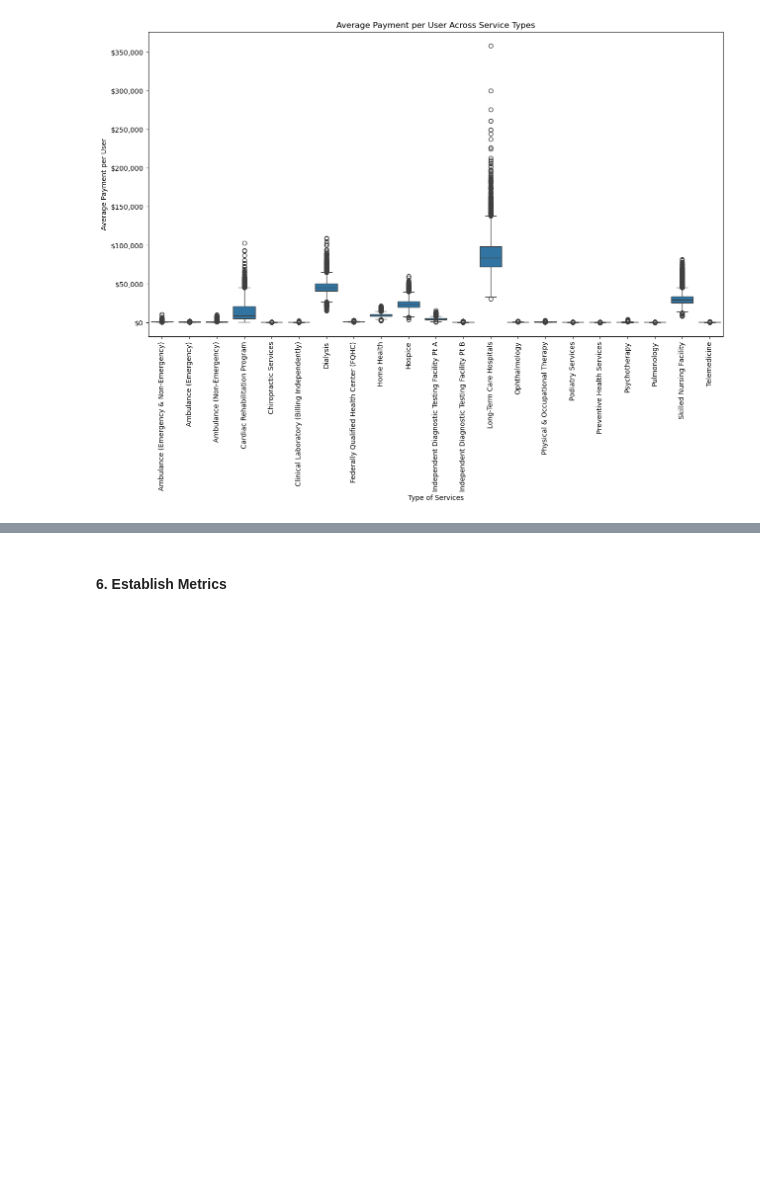
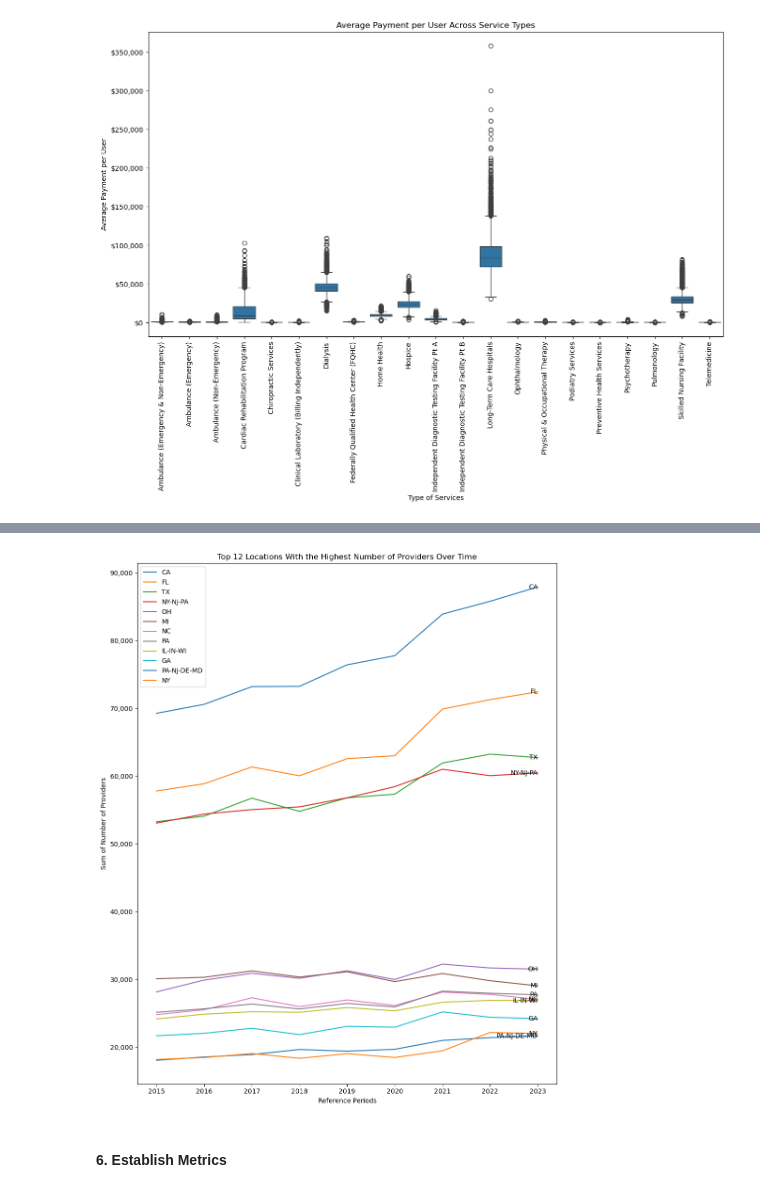
Before and after one commit to renaqd/team7-ADS502, a Jupyter notebook: team7-Final.ipynb, the cells around one changed output, grey strips where cells are left out. Saved outputs shown, nothing was run; the diff lists cells and outputs as text; code cells hidden in the pictures; blank space fills up the shorter version.

```diff
--- a/team7-Final.ipynb
+++ b/team7-Final.ipynb
@@ -620,3 +653,45 @@ plt.show()
+# %%
+# groupby state and start date
+# calculate the sum of 'number_of_providers' for each group
+trend2 = cbsa.groupby(['state', 'start_date'])['number_of_providers'].sum().reset_index()
+
+# total number of providers for each state
+total_providers_by_state = trend2.groupby('state')['number_of_providers'].sum()
+
+# top 5 states with the highest total number of providers
+top_12_states = total_providers_by_state.nlargest(12).index
+
+# size
+plt.figure(figsize=(10, 12))
+
+# line plot the sum of 'number_of_providers' over time for each state
+for state in top_12_states:
+    state_data = trend2[trend2['state'] == state]
+    plt.plot(state_data['start_date'], state_data['number_of_providers'], label=state)
+
+    # annotate line
+    last_data_point = state_data.iloc[-1]
+    plt.text(last_data_point['start_date'], last_data_point['number_of_providers'], state, ha='right', va='center')
+
+# labels
+plt.xlabel('Reference Periods')
+plt.ylabel('Sum of Number of Providers')
+plt.title('Top 12 Locations With the Highest Number of Providers Over Time')
+
+# legend
+plt.legend(loc='upper left')
+
+# format y-axis for readability
+def format_dollars(y, pos):
+    return '{:,.0f}'.format(y)
+
+plt.gca().yaxis.set_major_formatter(ticker.FuncFormatter(format_dollars))
+
+# improve readability
+plt.tight_layout()
+plt.show()
+# %% [output]
+[figure, added]
 # %% [markdown]
 #### 6. Establish Metrics
 # %% [markdown]
```
Also changed, not shown: parts of 7 cells of this notebook.
